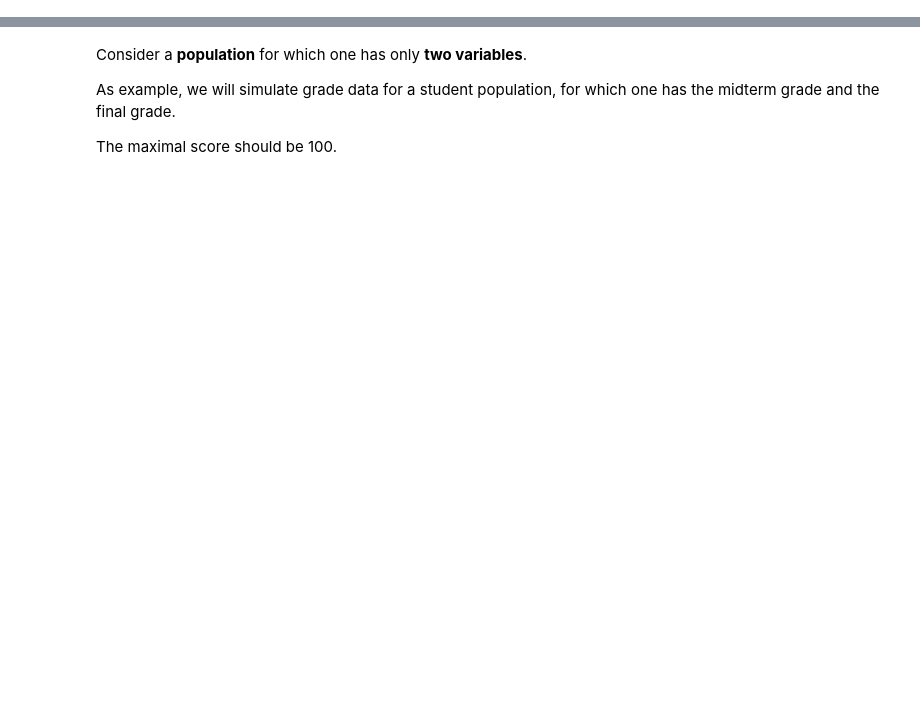
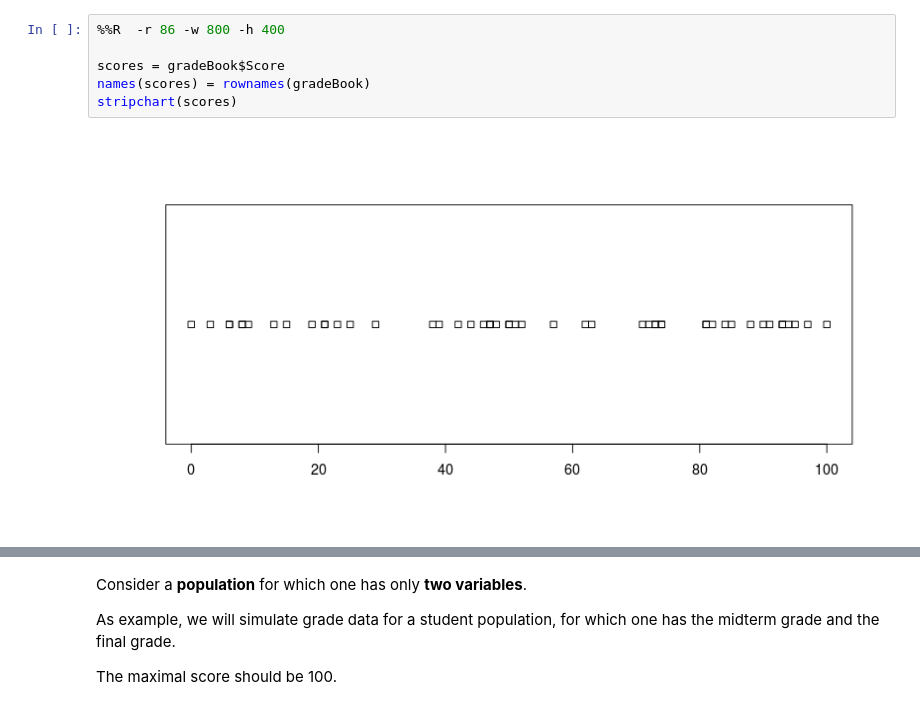
Before and after one commit to philiphong93/data-analysis-with-R, a Jupyter notebook: website/content/notebooks/Population.ipynb, the cells around one changed output, grey strips where cells are left out. Drawn from its saved outputs; the diff is of its cells as text; blank space fills up the shorter version.

```diff
--- a/website/content/notebooks/Population.ipynb
+++ b/website/content/notebooks/Population.ipynb
@@ -9,0 +122,8 @@ For instance in finance a population can be a porfolio and its individuals are t
+# %%
+%%R  -r 86 -w 800 -h 400
+
+scores = gradeBook$Score
+names(scores) = rownames(gradeBook)
+stripchart(scores)
+# %% [output]
+[figure, added]
```
Also changed, not shown: parts of 49 cells of this notebook, 2 other files.
